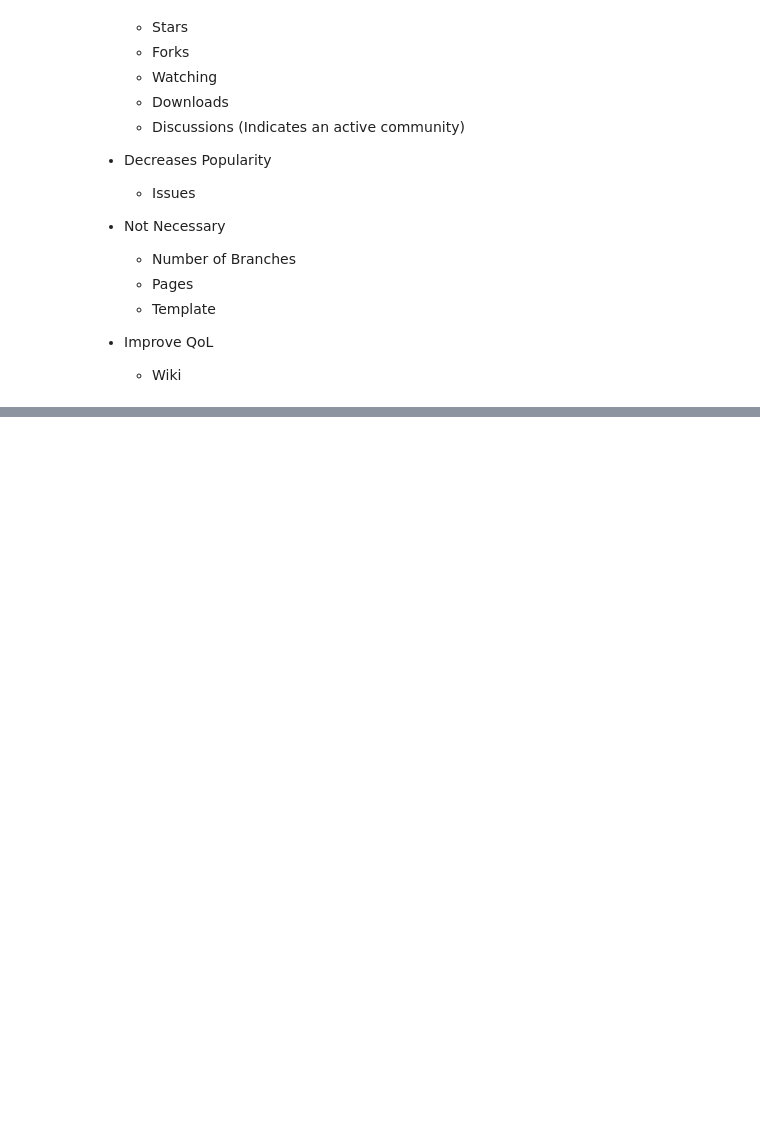
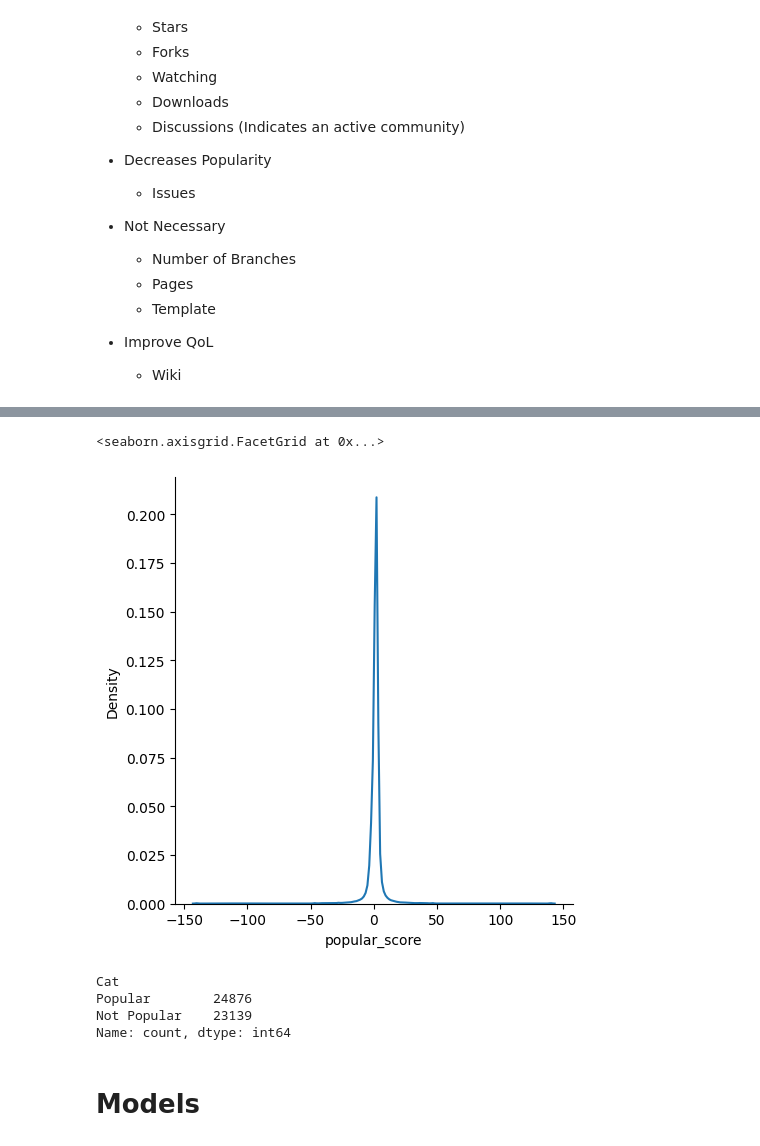
Before and after one commit to Axis-Uz/GitRepo-Analysis, a Jupyter notebook: Modeling.ipynb, the cells around one changed output, grey strips where cells are left out. Cells and saved outputs as stored; diff of their text form; code cells hidden in the pictures; blank space fills up the shorter version.

```diff
--- a/Modeling.ipynb
+++ b/Modeling.ipynb
@@ -60,0 +139,6 @@ A Popular Repo will have the following features --
+# %%
+mss = MinMaxScaler(feature_range=(-10,10))
+ss_fit = mss.fit_transform(df[['Stars','Forks','Watchers','Issues']])
+df[['Stars','Forks','Watchers','Issues']] = pd.DataFrame(ss_fit,columns=['Stars','Forks','Watchers','Issues'])
+# %%
+df['popular_score'] = (df['Stars']+df['Forks']) / (1+df['Issues'])
@@ -60,0 +171,5 @@ A Popular Repo will have the following features --
+# %%
+sns.displot(data=df,x='popular_score',kind='kde')
+# %% [output]
+<seaborn.axisgrid.FacetGrid at 0x...>
+[figure, added]
@@ -60,0 +185,7 @@ A Popular Repo will have the following features --
+# %%
+ss_fit['Cat'].value_counts()
+# %% [output]
+Cat
+Popular        24876
+Not Popular    23139
+Name: count, dtype: int64
@@ -60,0 +200,2 @@ A Popular Repo will have the following features --
+# %% [markdown]
+# Models
```
Also changed, not shown: parts of 22 cells of this notebook, 2 other files.
